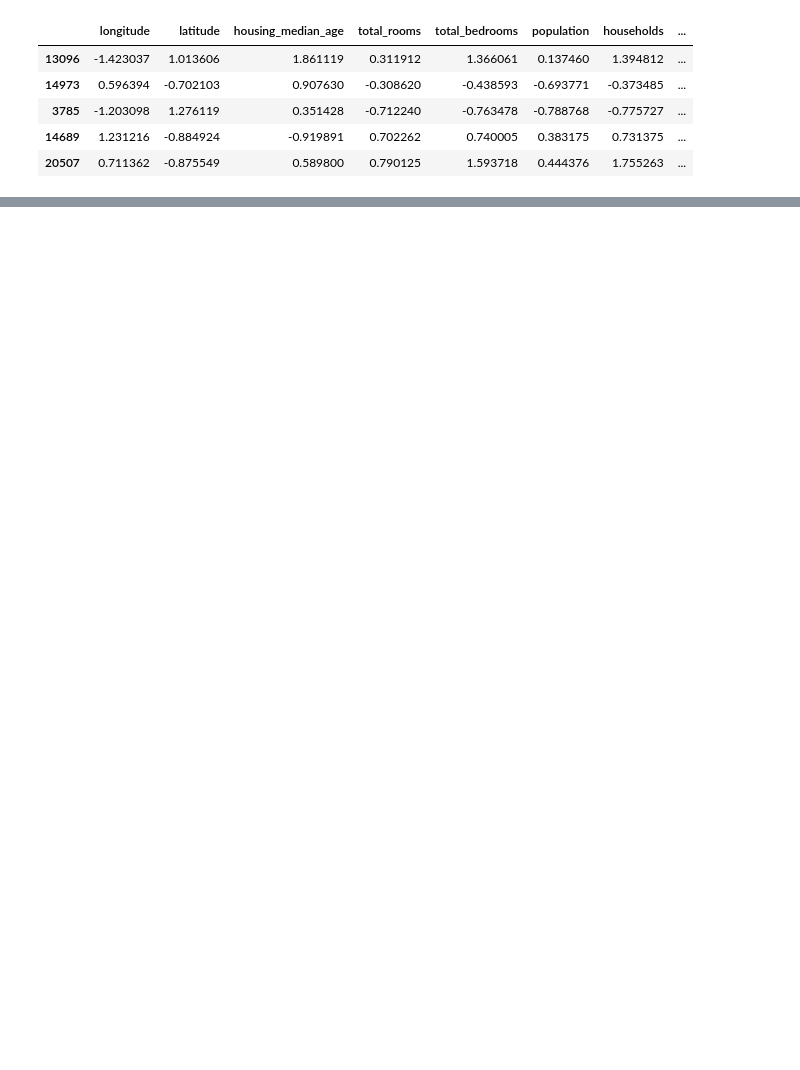
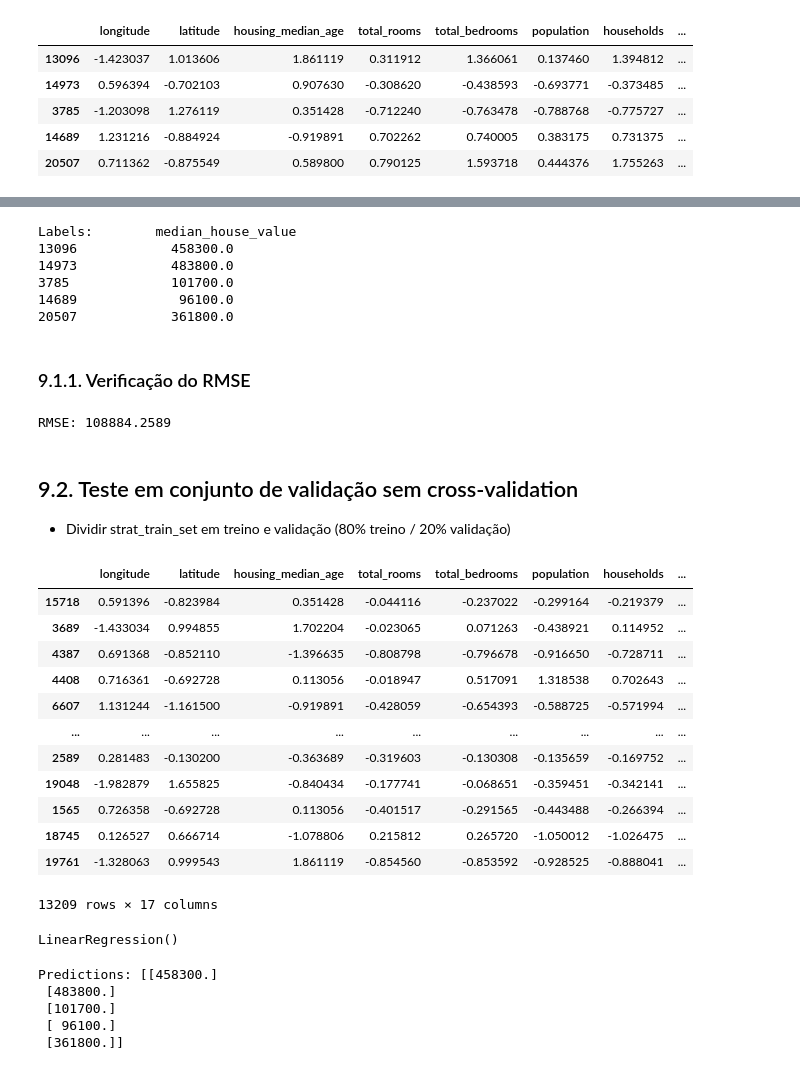
Before and after one commit to ezequielpf/california_house_pricing, a Jupyter notebook: Housing.ipynb, the cells around one changed output, grey strips where cells are left out. Saved outputs shown, nothing was run; the diff lists cells and outputs as text; code cells hidden in the pictures; blank space fills up the shorter version.

```diff
--- a/Housing.ipynb
+++ b/Housing.ipynb
@@ -501,0 +505,39 @@ housing_prepared.head()
+# %%
+print('Labels:', some_labels)
+# %% [output]
+Labels:        median_house_value
+13096            458300.0
+14973            483800.0
+3785             101700.0
+14689             96100.0
+20507            361800.0
+# %% [markdown]
+### 9.1.1. Verificação do RMSE
+# %%
+lin_rmse = mean_squared_error(some_labels, y_hat_test, squared=False)
+
+print(f'RMSE: {lin_rmse:.4f}')
+# %% [output]
+RMSE: 108884.2589
+# %% [markdown]
+## 9.2. Teste em conjunto de validação sem cross-validation
+- Dividir strat_train_set em treino e validação (80% treino / 20% validação)
+# %%
+# Utilizando o métido sem estratificação
+train_set, validation_set = train_test_split(housing_prepared, train_size=0.8, random_state=42)
+# %%
+train_set
+# %% [output]
+|  | longitude | latitude | housing_median_age | total_rooms | total_bedrooms | population | households | ... |
+| 15718 | 0.591396 | -0.823984 | 0.351428 | -0.044116 | -0.237022 | -0.299164 | -0.219379 | ... |
+| 3689 | -1.433034 | 0.994855 | 1.702204 | -0.023065 | 0.071263 | -0.438921 | 0.114952 | ... |
+| 4387 | 0.691368 | -0.852110 | -1.396635 | -0.808798 | -0.796678 | -0.916650 | -0.728711 | ... |
+| 4408 | 0.716361 | -0.692728 | 0.113056 | -0.018947 | 0.517091 | 1.318538 | 0.702643 | ... |
+| 6607 | 1.131244 | -1.161500 | -0.919891 | -0.428059 | -0.654393 | -0.588725 | -0.571994 | ... |
+| ... | ... | ... | ... | ... | ... | ... | ... | ... |
+| 2589 | 0.281483 | -0.130200 | -0.363689 | -0.319603 | -0.130308 | -0.135659 | -0.169752 | ... |
+| 19048 | -1.982879 | 1.655825 | -0.840434 | -0.177741 | -0.068651 | -0.359451 | -0.342141 | ... |
+| 1565 | 0.726358 | -0.692728 | 0.113056 | -0.401517 | -0.291565 | -0.443488 | -0.266394 | ... |
+| 18745 | 0.126527 | 0.666714 | -1.078806 | 0.215812 | 0.265720 | -1.050012 | -1.026475 | ... |
+| 19761 | -1.328063 | 0.999543 | 1.861119 | -0.854560 | -0.853592 | -0.928525 | -0.888041 | ... |
+13209 rows × 17 columns
@@ -501,0 +550,8 @@ housing_prepared.head()
+# %%
+# Instanciando um objeto
+lin_reg = LinearRegression()
+
+# Treinando o modelo
+lin_reg.fit(X_train, y_train)
+# %% [output]
+LinearRegression()
@@ -501,0 +565,8 @@ housing_prepared.head()
+# %%
+print('Predictions:', lin_reg.predict(some_data_prepared))
+# %% [output]
+Predictions: [[458300.]
+ [483800.]
+ [101700.]
+ [ 96100.]
+ [361800.]]
```
Also changed, not shown: parts of 37 cells of this notebook.
